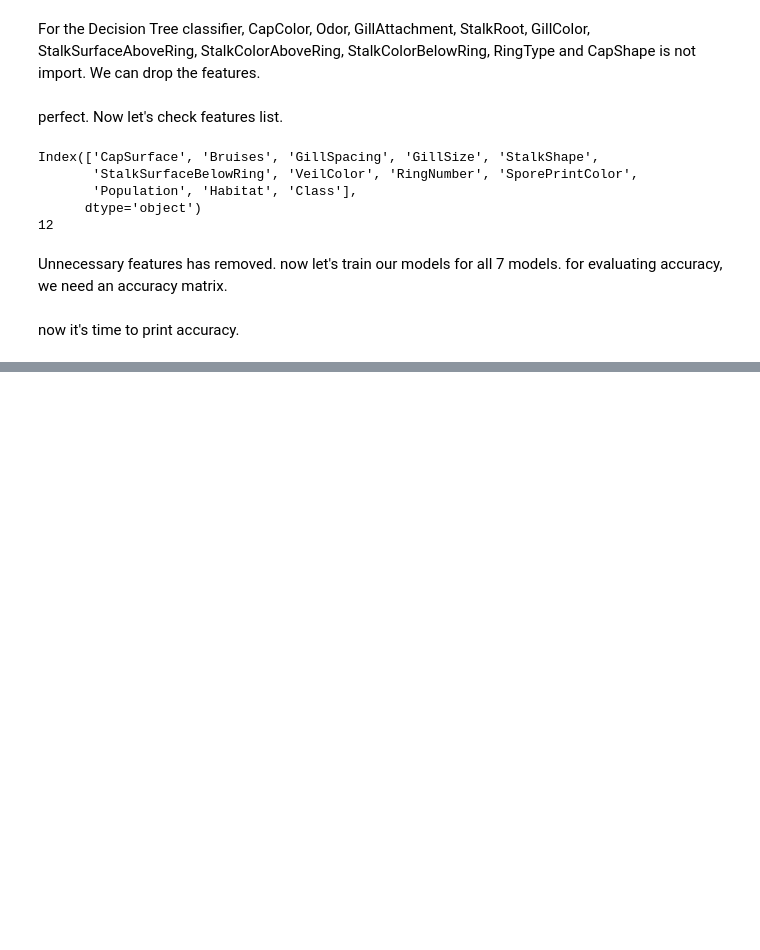
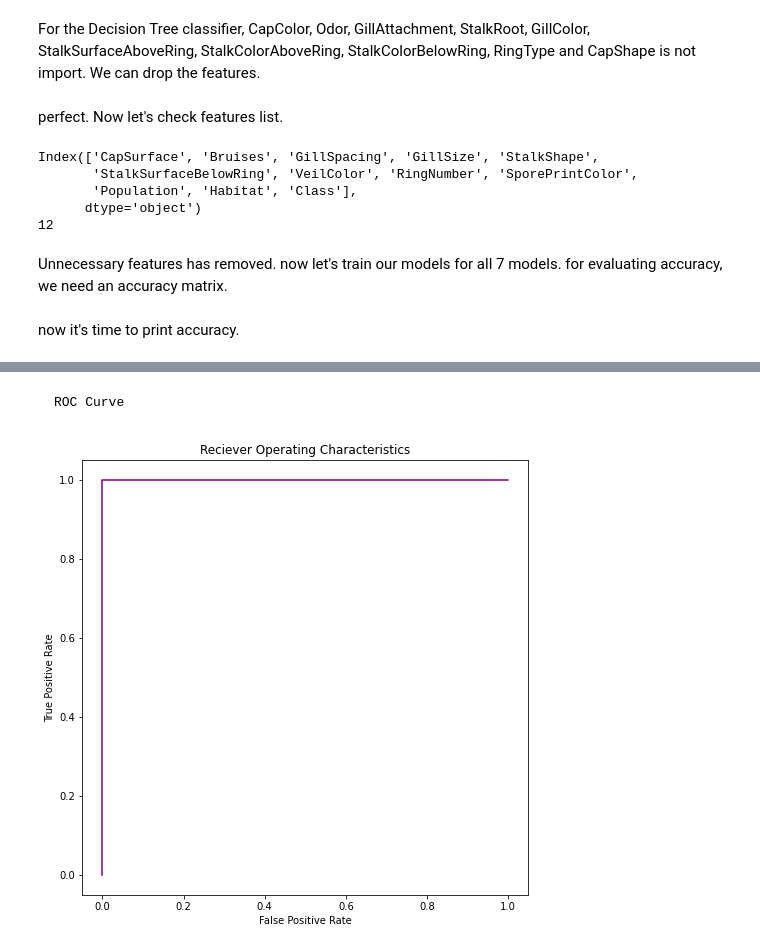
Before and after one commit to nurbijoy/dataset, a Jupyter notebook: mushroom_classification.ipynb, the cells around one changed output, grey strips where cells are left out. Cells and saved outputs as stored; diff of their text form; code cells hidden in the pictures; blank space fills up the shorter version.

````diff
--- a/mushroom_classification.ipynb
+++ b/mushroom_classification.ipynb
@@ -391,0 +416,16 @@ Neural Network accuracy =  1.0
+# %% [markdown]
+```
+ROC Curve
+```
+# %%
+from sklearn import metrics
+fpr, tpr, thresholds = metrics.roc_curve(y_test, y_pred)
+
+plt.figure(figsize=(8,8))
+plt.title('Reciever Operating Characteristics')
+plt.xlabel('False Positive Rate')
+plt.ylabel('True Positive Rate')
+plt.plot(fpr,tpr, color='purple')
+plt.show()
+# %% [output]
+[figure, added]
````
Also changed, not shown: parts of 9 cells of this notebook.
